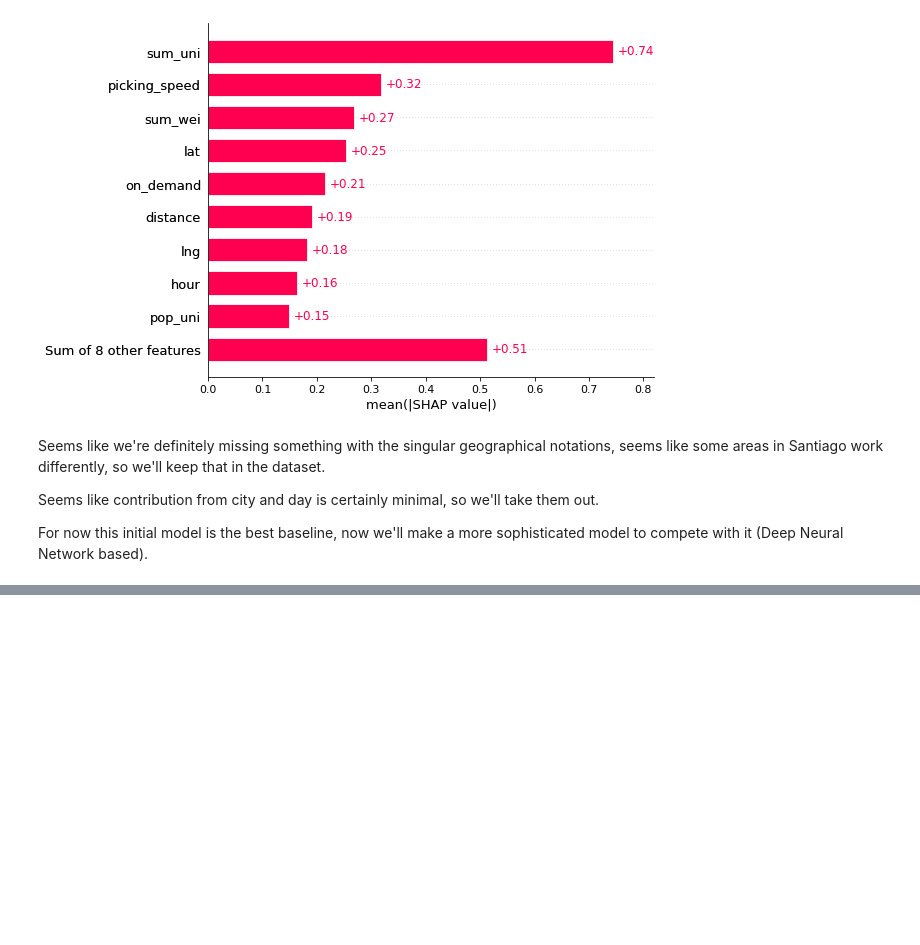
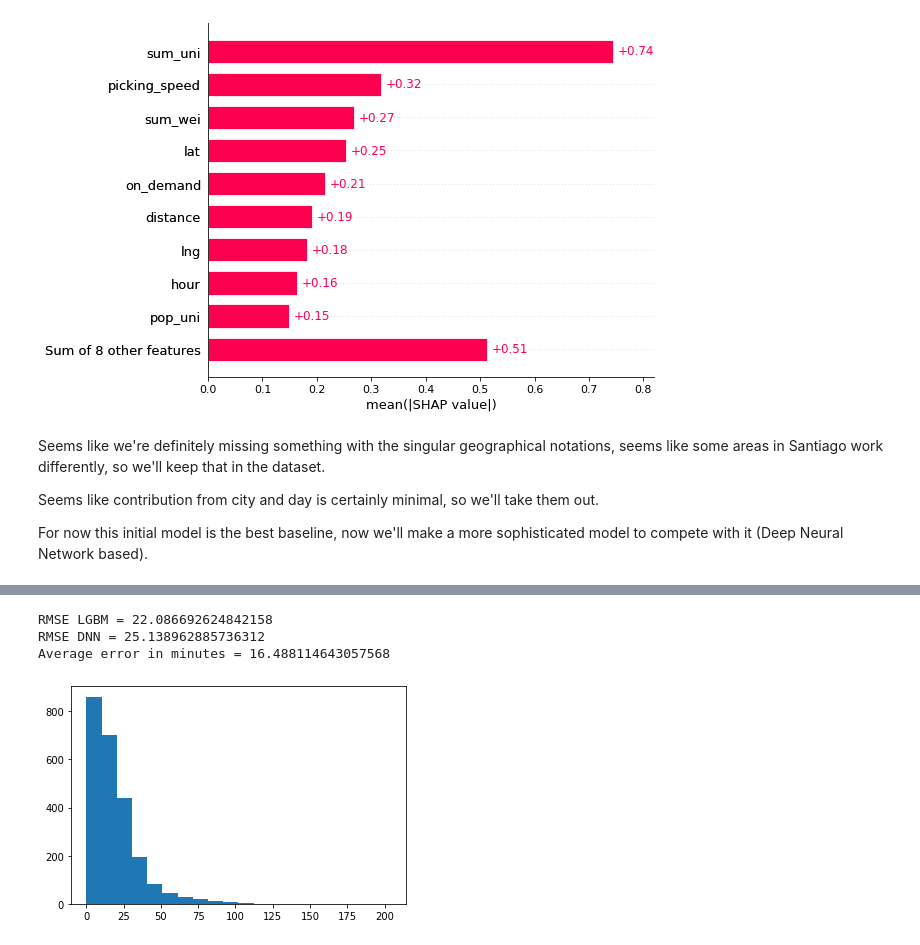
Before and after one commit to harrisonford/cornershop_estimator, a Jupyter notebook: 00_Model.ipynb, the cells around one changed output, grey strips where cells are left out. Drawn from its saved outputs; the diff is of its cells as text; code cells hidden in the pictures; blank space fills up the shorter version.

```diff
--- a/00_Model.ipynb
+++ b/00_Model.ipynb
@@ -310,0 +462,21 @@ with it (Deep Neural Network based).
+# %%
+# Let' calculate the RMSE and MAE for LGBM and DNN models
+# DNN model:
+results_dnn = model.predict(x_test, verbose=0).flatten()
+results_lgb = np.array(model_lgb.predict(x_test, num_iteration=model_lgb.best_iteration))
+
+# calculate RMSE for test set
+rms = mean_squared_error(y_test, results_lgb, squared=False)
+print(f'RMSE LGBM = {rms}')
+
+rms = mean_squared_error(y_test, results_dnn, squared=False)
+print(f'RMSE DNN = {rms}')
+
+# plot the error on test dataset on DNN
+plt.hist(abs(results_dnn - y_test), bins=20)
+print(f'Average error in minutes = {np.mean(abs(lgb_test_pred - y_test))}')
+# %% [output]
+RMSE LGBM = 22.086692624842158
+RMSE DNN = 25.138962885736312
+Average error in minutes = 16.488114643057568
+[figure, added]
```
Also changed, not shown: parts of 21 cells of this notebook, 3 other files.
